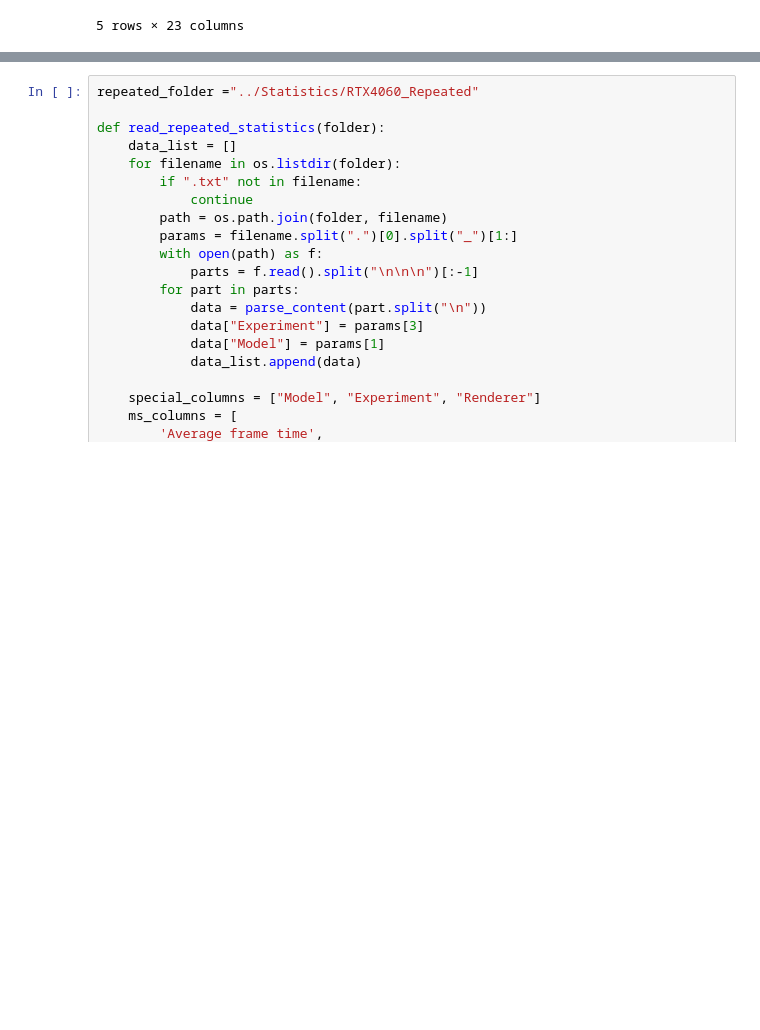
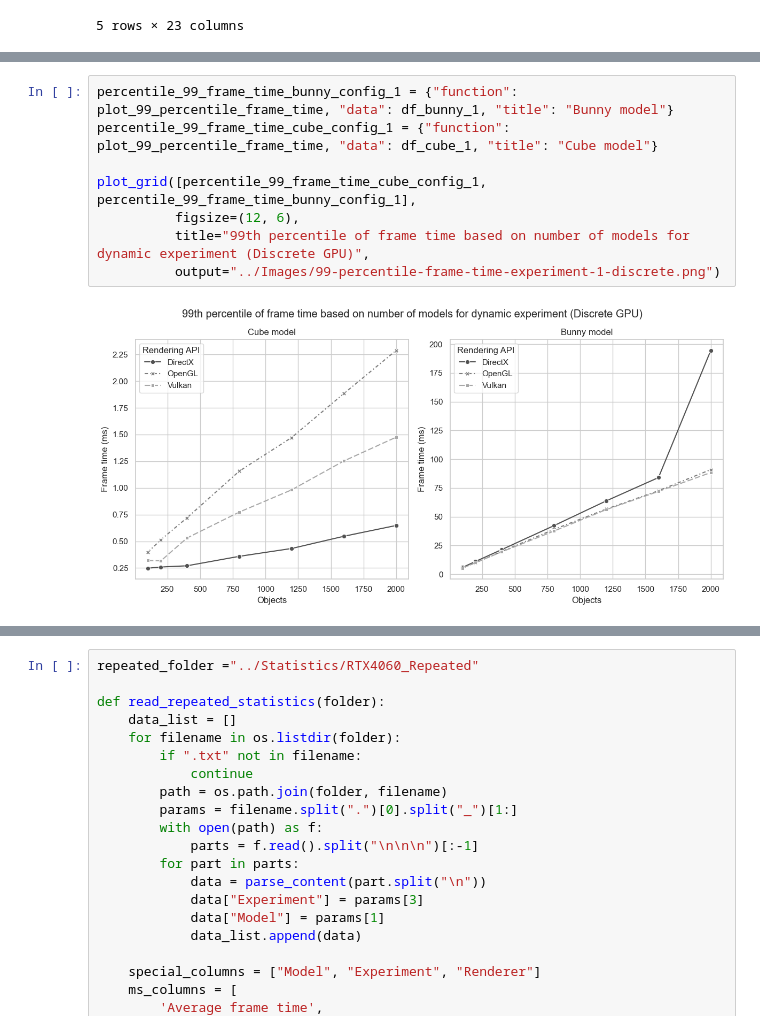
Before and after one commit to maksprotsyk/rendering-api-evaluator, a Jupyter notebook: Scripts/dataAnalysis.ipynb, the cells around one changed output, grey strips where cells are left out. Cells and saved outputs as stored; diff of their text form; blank space fills up the shorter version.

```diff
--- a/Scripts/dataAnalysis.ipynb
+++ b/Scripts/dataAnalysis.ipynb
@@ -210,0 +248,10 @@ plot_creation_time(df_bunny, "TTT")
+# %%
+percentile_99_frame_time_bunny_config_1 = {"function": plot_99_percentile_frame_time, "data": df_bunny_1, "title": "Bunny model"}
+percentile_99_frame_time_cube_config_1 = {"function": plot_99_percentile_frame_time, "data": df_cube_1, "title": "Cube model"}
+
+plot_grid([percentile_99_frame_time_cube_config_1, percentile_99_frame_time_bunny_config_1],
+          figsize=(12, 6),
+          title="99th percentile of frame time based on number of models for dynamic experiment (Discrete GPU)",
+          output="../Images/99-percentile-frame-time-experiment-1-discrete.png")
+# %% [output]
+[figure, added]
```
Also changed, not shown: parts of 27 cells of this notebook, 15 other files.
